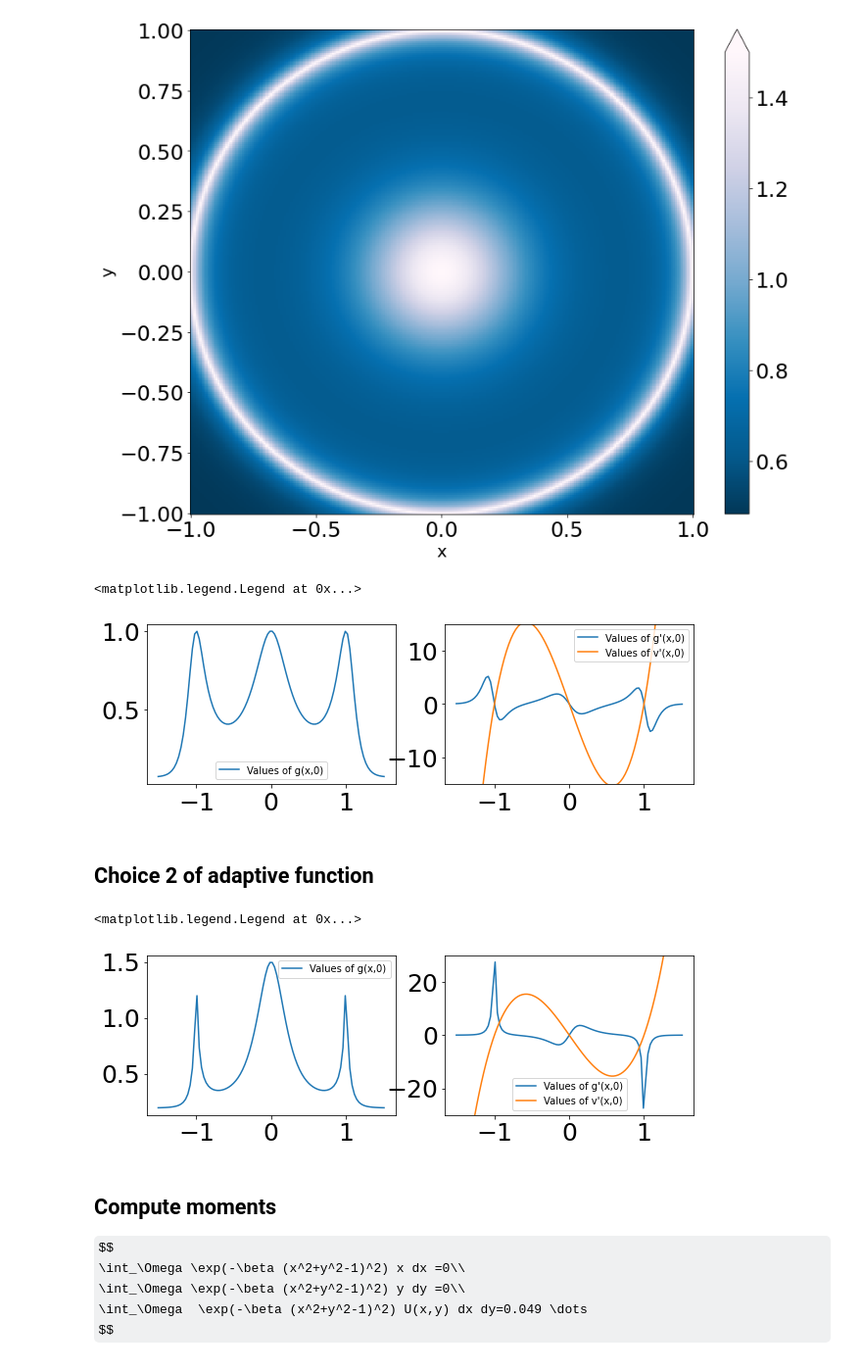
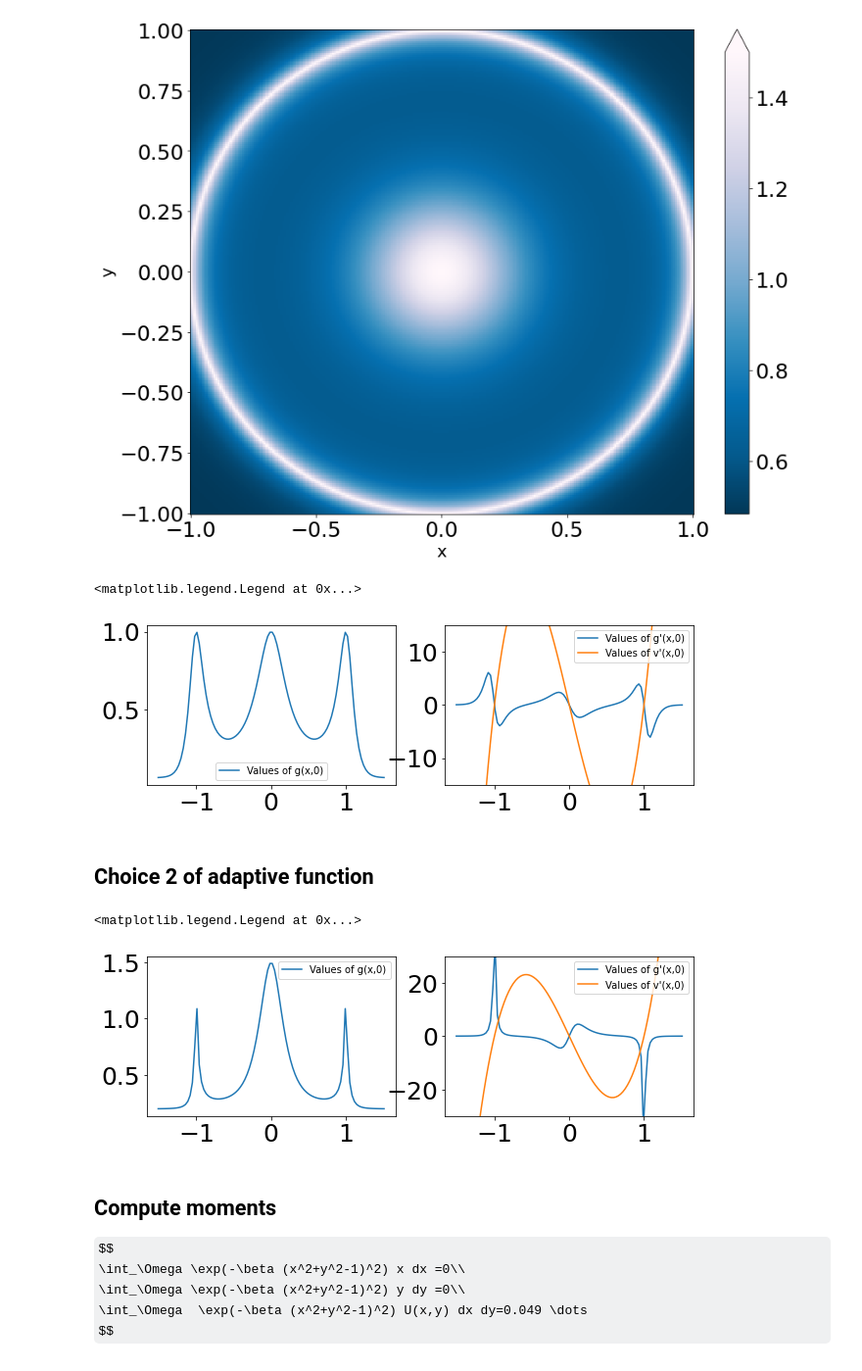
Before and after one commit to alixsleroy/Stepupyourgame, a Jupyter notebook: eddie/visualisations/Anisotropic_1d_2d_exploration.ipynb, the cells around one changed output. Shown at 98% size. Drawn from its saved outputs; the diff is of its cells as text; code cells hidden in the pictures; some formulas as TeX source.

```diff
--- a/eddie/visualisations/Anisotropic_1d_2d_exploration.ipynb
+++ b/eddie/visualisations/Anisotropic_1d_2d_exploration.ipynb
@@ -91,9 +91,9 @@ https://www.desmos.com/calculator/ng2df0gcw6
 # %%
 ## It would be good to look at some plots
 s=20
-m1=1.
+m1=1
 M1=1/1.1
-c=0.01
+c=0.1
 
 def U(x):
     return (x*x-1)*(x*x-1)*s
@@ -116,14 +116,15 @@ def getgprime(x):
     f2=f*f
     fp=c*4*s*(x*x-1)*x
     xi=np.sqrt(1+m1*f2)
-    gp=-xi*xi*fp/(pow(xi,3)*pow(M1*xi+f,2));
+    gp=-xi*xi*fp/(pow(xi,3)*pow(M1*xi+f,2))
     return(gp)
 
 
-xvals=np.linspace(-1.1,1.1,100)
+xvals=np.linspace(-2.1,2.1,100)
 fig, (ax1,ax2)= plt.subplots(1, 2,figsize=(10,3))# plt.figure(figsize=(4,4))
 
 ax1.plot(xvals,U(xvals),label="potential")
 ax2.plot(xvals,getg(xvals),label="adaptive function")
 # ax2.plot(xvals,getgprime(xvals),label="adaptive function")
+ax2.legend()
 # %% [output]
@@ -496,7 +497,7 @@ os.chdir("/home/s2133976/OneDrive/ExtendedProject/Code/Stepupyourgame/Stepupyour
 # %%
 m1=0.005
 M1=1/1.
-s=10
+s=15
 c=1
 def vp(x,y):
     return 4*x*s*(x*x+y*y-1)
@@ -544,13 +545,13 @@ ax1.legend()
 ax2.legend()
 # %% [output]
 <matplotlib.legend.Legend at 0x...>
-[figure, old version]
+[figure, new version]
 # %% [markdown]
 ## Choice 2 of adaptive function
 # %%
 m1=0.05
 M1=1/1.5
-s=10
+s=15
 c=1
 def vp(x,y):
     return 4*x*s*(x*x+y*y-1)
@@ -571,34 +572,34 @@ def getgprime_x(x,y):
     gp=-np.sign(f)*fp/(xi*pow(M1*xi+np.abs(f),2))
     return(gp)
 
 def getgprime_y(x,y):
     f=abs((c*s*(x*x+y*y-1)*(x*x+y*y)));
     f2=f*f
     fp=c*s*2*y*(2*x*x+2*y*y-1)
     xi=np.sqrt(1+m1*f2)
     gp=-np.sign(f)*fp/(xi*pow(M1*xi+np.abs(f),2))
     return(gp)
 
 fig, (ax1,ax2)= plt.subplots(1, 2,figsize=(10,3))# plt.figure(figsize=(4,4))
 
 xvals=np.linspace(-1.51,1.51,100)
 y0=np.zeros(len(xvals))
 def getf(x,y):
     return c*s*2*(x*x+y*y-1)*(3*x*x+3*y*y-1)*y
 def fp(x):
     return  c*s*2*x*(x*x-1)*(3*x*x-1)
 
 #
 ax1.plot(xvals,getg(xvals,0),label="Values of g(x,0)")
 ax2.plot(xvals,getgprime_x(xvals,0),label="Values of g'(x,0)")
 ax2.plot(xvals,vp(xvals,0),label="Values of v'(x,0)")
 ax2.set_ylim(-30,30)
 
 ax1.legend()
 ax2.legend()
 # %% [output]
 <matplotlib.legend.Legend at 0x...>
-[figure, old version]
+[figure, new version]
 # %% [markdown]
 ## Compute moments
 $$
```
Also changed, not shown: parts of 8 cells of this notebook, 6 other files.
